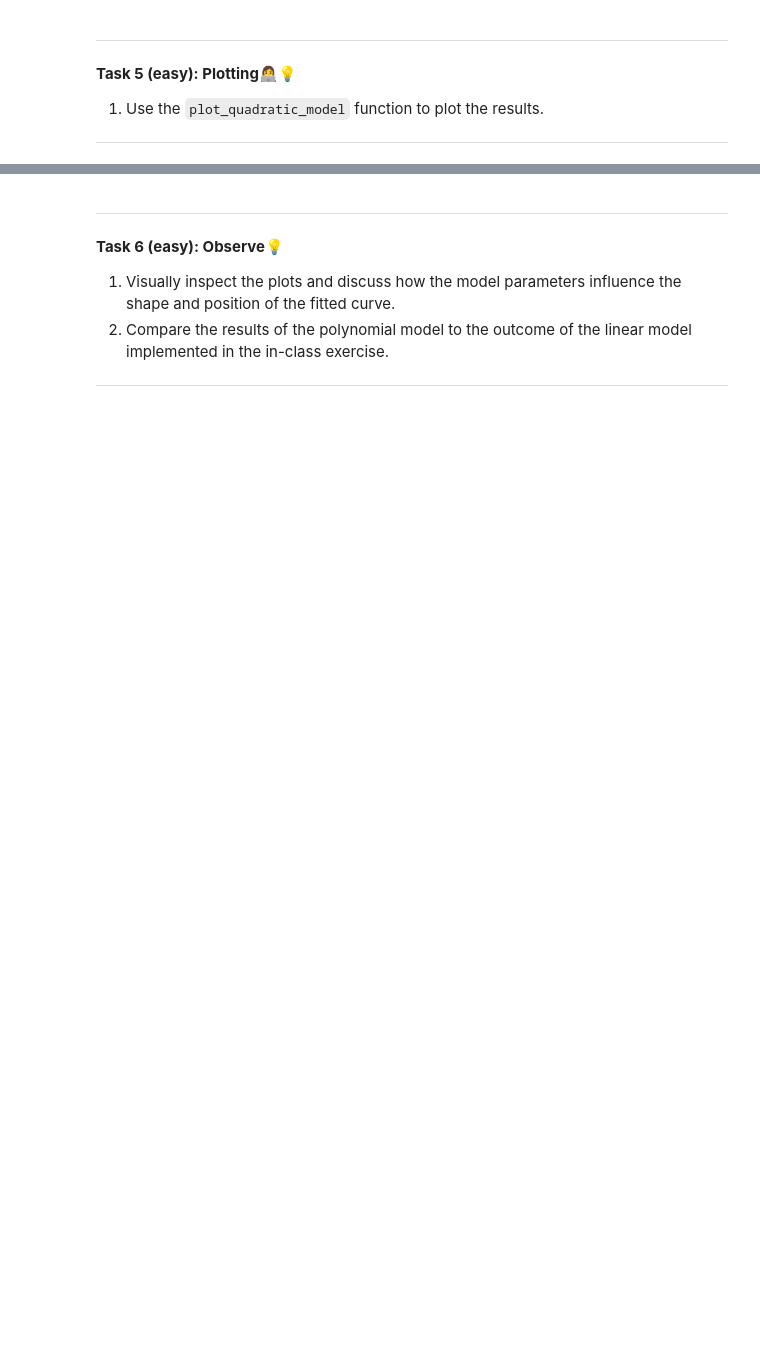
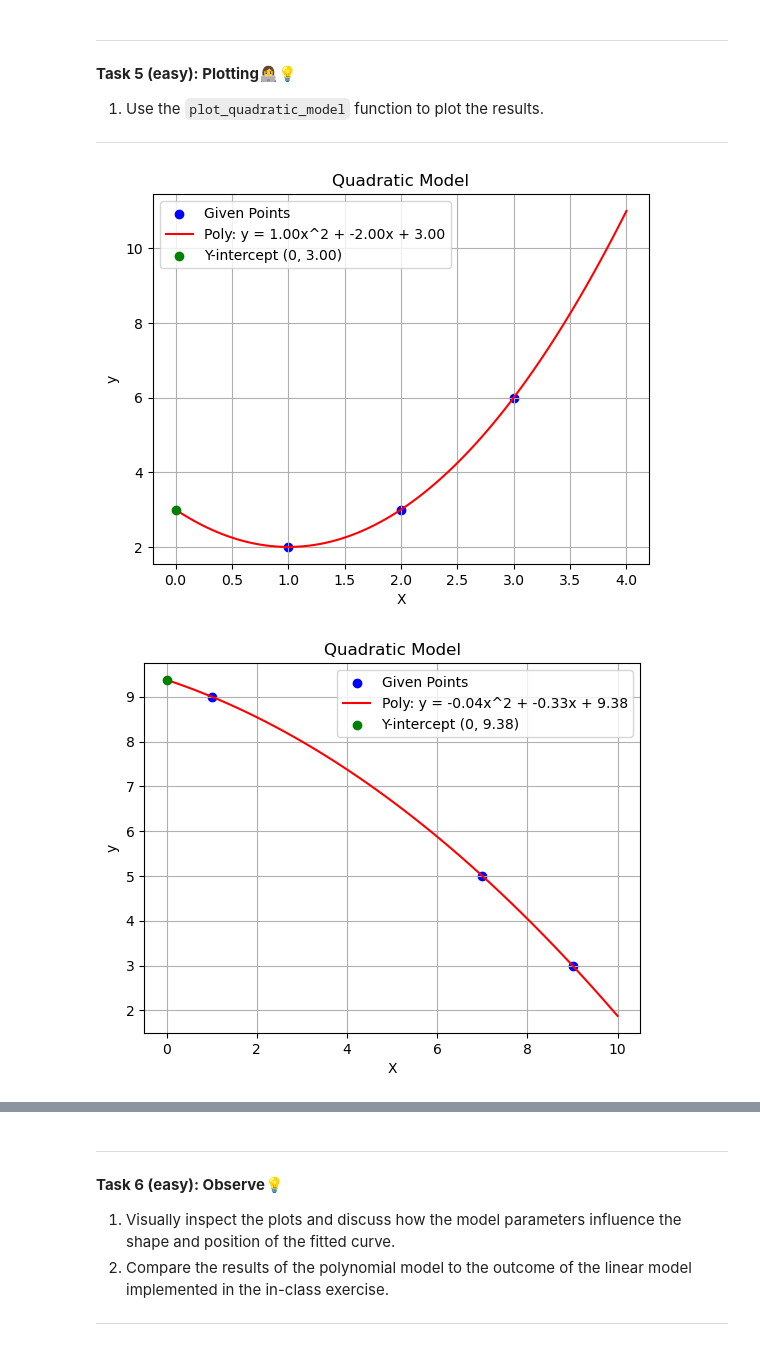
Before and after one commit to Clara-Lyngeraa/IML-Exam, a Jupyter notebook: Question2/b)/01-polynomials.ipynb, the cells around one changed output, grey strips where cells are left out. Saved outputs shown, nothing was run; the diff lists cells and outputs as text; code cells hidden in the pictures; blank space fills up the shorter version.

```diff
--- a/Question2/b)/01-polynomials.ipynb
+++ b/Question2/b)/01-polynomials.ipynb
@@ -113,7 +113,13 @@ def separate_inputs_labels(dataset):
     y_quadratic (1x3 numpy array): The labels vector.
     """
 
-    ...
+    X_quadratic = np.zeros((3, 1))
+    y_quadratic = np.zeros((3))
+
+    for i in range(len(dataset)):
+        X_quadratic[i, 0] = dataset[i, 0]
+        y_quadratic[i] = dataset[i, 1]
+
     return X_quadratic, y_quadratic
 
 # Applying the function to each quadratic dataset
@@ -123,4 +129,10 @@ X3_quadratic, y3_quadratic = separate_inputs_labels(quadratic_dataset_3)
 
 print("X1_quadratic: \n", X1_quadratic)
 print("y1_quadratic: \n", y1_quadratic)
+
+print("X2_quadratic: \n", X2_quadratic)
+print("y2_quadratic: \n", y2_quadratic)
+
+print("X3_quadratic: \n", X3_quadratic)
+print("y3_quadratic: \n", y3_quadratic)
 # %% [output]
@@ -137,4 +166,17 @@ Reuse the code from the W3 in-class exercise
 
 ---
 # %%
+def makeDesignMatrix(x_quadratic):
+    X_quadratic_design = np.ones((3, 3)) # 3x3 matrix because we have three unknowns (w0, w1, w2) and we need a column of ones for the bias term (w0)
+
+    for i in range(len(X_quadratic_design)):
+        X_quadratic_design[i, 1] = x_quadratic[i, 0]
+        X_quadratic_design[i, 0] = x_quadratic[i, 0]**2
+    return X_quadratic_design # first column is x^2, second column is x, and third column is always 1
+
+X1_quadratic_design = makeDesignMatrix(X1_quadratic)
 print("Design Matrix for Dataset 1:\n", X1_quadratic_design)
+X2_quadratic_design = makeDesignMatrix(X2_quadratic)
+print("Design Matrix for Dataset 2:\n", X2_quadratic_design)
+X3_quadratic_design = makeDesignMatrix(X3_quadratic)
+print("Design Matrix for Dataset 3:\n", X3_quadratic_design)
@@ -149,4 +204,19 @@ print("Design Matrix for Dataset 1:\n", X1_quadratic_design)
 
 ---
 # %%
+# w = A^-1 * y
+invDM1 = np.linalg.inv(X1_quadratic_design)
+print(invDM1)
+weights1_quadratic = invDM1 @ y1_quadratic
+
+invDM2 = np.linalg.inv(X2_quadratic_design)
+print(invDM2)
+weights2_quadratic = invDM2 @ y2_quadratic
+
+invDM3 = np.linalg.inv(X3_quadratic_design)
+print(invDM3)
+weights3_quadratic = invDM3 @ y3_quadratic
+
 print("Model parameters for Model 1:", weights1_quadratic)
+print("Model parameters for Model 2:", weights2_quadratic)
+print("Model parameters for Model 2:", weights3_quadratic)
@@ -162,29 +245,34 @@ print("Model parameters for Model 1:", weights1_quadratic)
 # %%
 # Function to plot data points and fitted quadratic model
 def plot_quadratic_model(X, y, weights):
     # Plot the data points
     plt.scatter(X, y, color='blue', label='Given Points')
 
     # Extend x_vals range to include zero for correct visualization
     x_vals = np.linspace(0, max(X) + 1, 100)
     y_vals = weights[0] * x_vals**2 + weights[1] * x_vals + weights[2]
 
     # Plot the fitted polynomial
     plt.plot(x_vals,
              y_vals,
              color='red',
              label=f'Poly: y = {weights[0]:.2f}x^2 + {weights[1]:.2f}x + {weights[2]:.2f}')
 
     # Plot the y-intercept
     plt.scatter(0, weights[2], color='green', zorder=5, label=f'Y-intercept (0, {weights[2]:.2f})')
 
     # Add title and labels
     plt.title('Quadratic Model')
     plt.xlabel('X')
     plt.ylabel('y')
     plt.legend()
     plt.grid(True)
     plt.show()
 
 
 plot_quadratic_model(X1_quadratic, y1_quadratic, weights1_quadratic)
+plot_quadratic_model(X2_quadratic, y2_quadratic, weights2_quadratic)
+plot_quadratic_model(X3_quadratic, y3_quadratic, weights3_quadratic)
+# %% [output]
+[figure, added]
+[figure, added]
```
Also changed, not shown: parts of 16 cells of this notebook.
